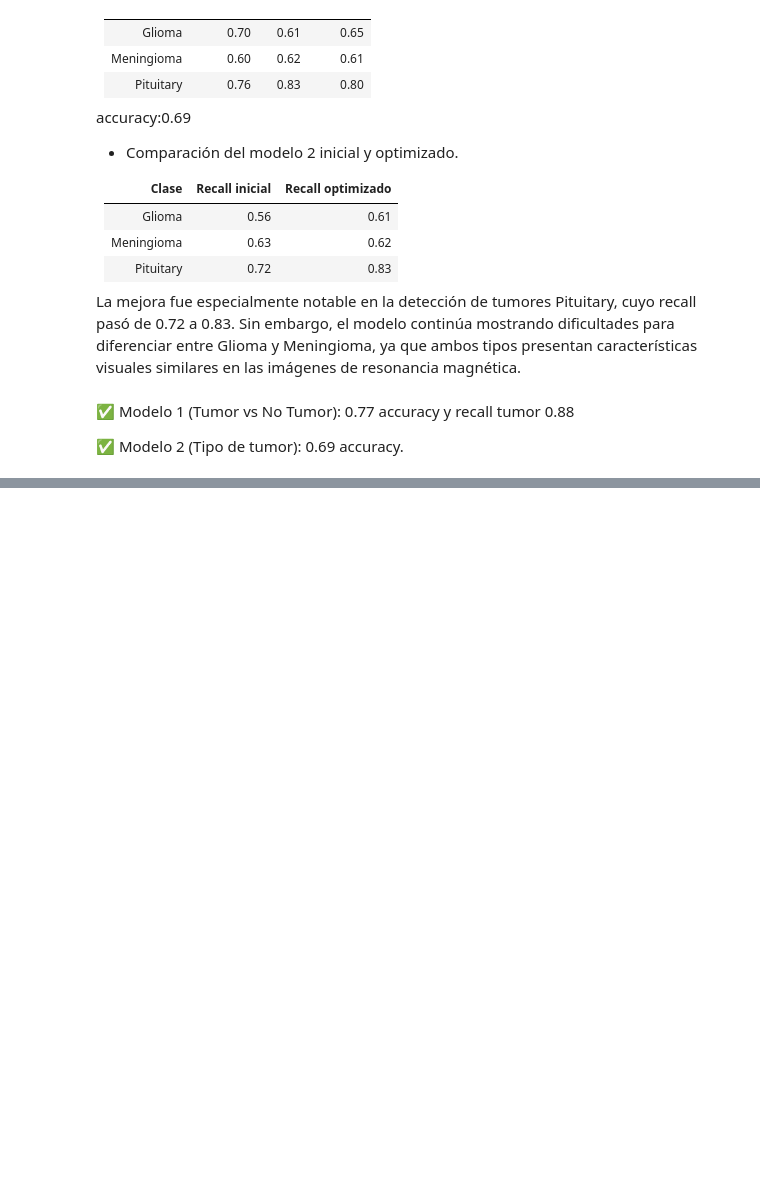
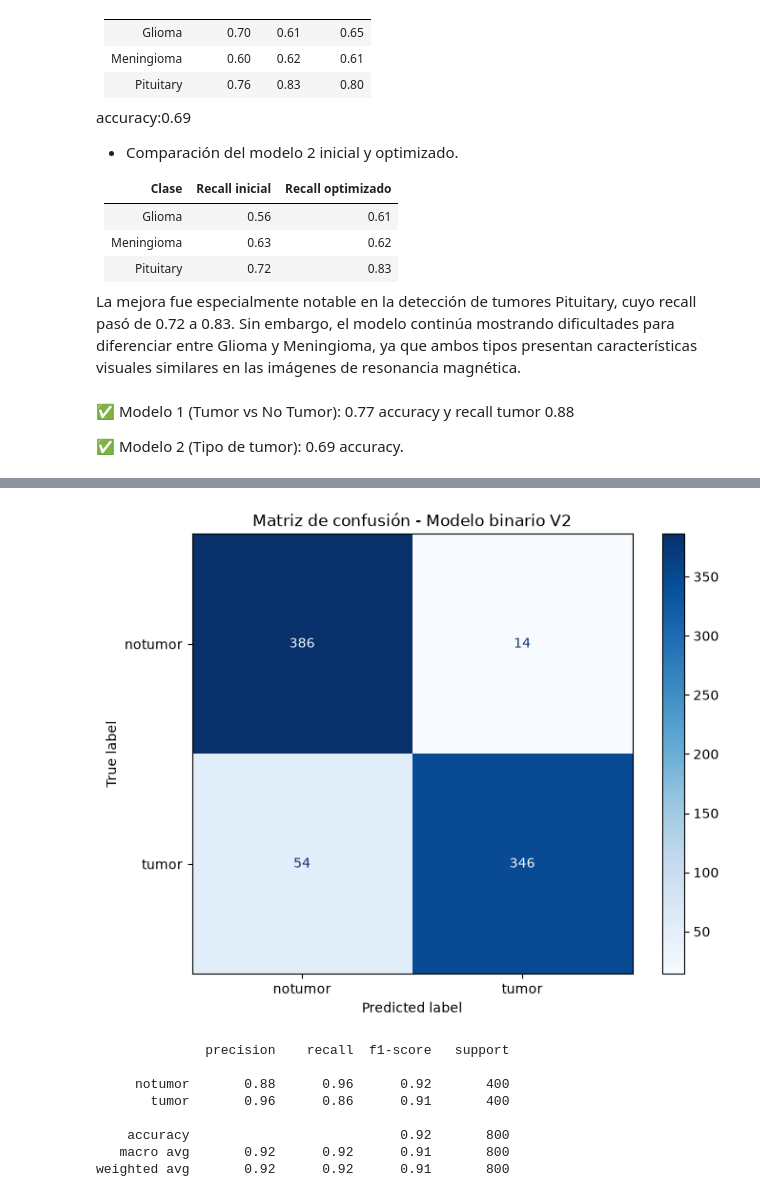
Before and after one commit to melissahm/machine-learning-python_proyecto_final_vmelissahm, a Jupyter notebook: src/explore.ipynb, the cells around one changed output, grey strips where cells are left out. Saved outputs shown, nothing was run; the diff lists cells and outputs as text; code cells hidden in the pictures; blank space fills up the shorter version.

Commit message:
Improve binary CNN with data augmentation (V2)

```diff
--- a/src/explore.ipynb
+++ b/src/explore.ipynb
@@ -1192,0 +1276,20 @@ La mejora fue especialmente notable en la detección de tumores Pituitary, cuyo
+# %%
+callbacks_binary_v2 = [
+    EarlyStopping(
+        monitor="val_loss",
+        patience=5,
+        restore_best_weights=True
+    ),
+    ModelCheckpoint(
+        "../models/model_1_binary_tumor_v2.keras",
+        monitor="val_loss",
+        save_best_only=True
+    )
+]
+# %%
+history_binary_v2 = model_binary_v2.fit(
+    train_dataset,
+    validation_data=test_dataset,
+    epochs=30,
+    callbacks=callbacks_binary_v2
+)
@@ -1192,0 +1322,35 @@ La mejora fue especialmente notable en la detección de tumores Pituitary, cuyo
+# %%
+# Probabilidades del modelo
+y_pred_probs_v2 = model_binary_v2.predict(test_dataset)
+
+# Convertir probabilidades a clase: 0 o 1
+y_pred_v2 = (y_pred_probs_v2 >= 0.5).astype("int32").flatten()
+
+# Etiquetas reales
+y_true_v2 = np.concatenate([
+    labels.numpy().astype("int32").flatten()
+    for images, labels in test_dataset
+])
+
+# Matriz de confusión
+cm_v2 = confusion_matrix(y_true_v2, y_pred_v2)
+
+disp = ConfusionMatrixDisplay(
+    confusion_matrix=cm_v2,
+    display_labels=test_dataset.class_names
+)
+
+fig, ax = plt.subplots(figsize=(8, 6))
+disp.plot(cmap="Blues", values_format="d", ax=ax)
+plt.title("Matriz de confusión - Modelo binario V2")
+plt.show()
+
+# Reporte de métricas
+print(
+    classification_report(
+        y_true_v2,
+        y_pred_v2,
+        target_names=test_dataset.class_names
+    )
+)
+# %% [output]
@@ -1192,0 +1358,9 @@ La mejora fue especialmente notable en la detección de tumores Pituitary, cuyo
+[figure, added]
+              precision    recall  f1-score   support
+
+     notumor       0.88      0.96      0.92       400
+       tumor       0.96      0.86      0.91       400
+
+    accuracy                           0.92       800
+   macro avg       0.92      0.92      0.91       800
+weighted avg       0.92      0.92      0.91       800
```
Also changed, not shown: parts of 10 cells of this notebook, 17 other files.
